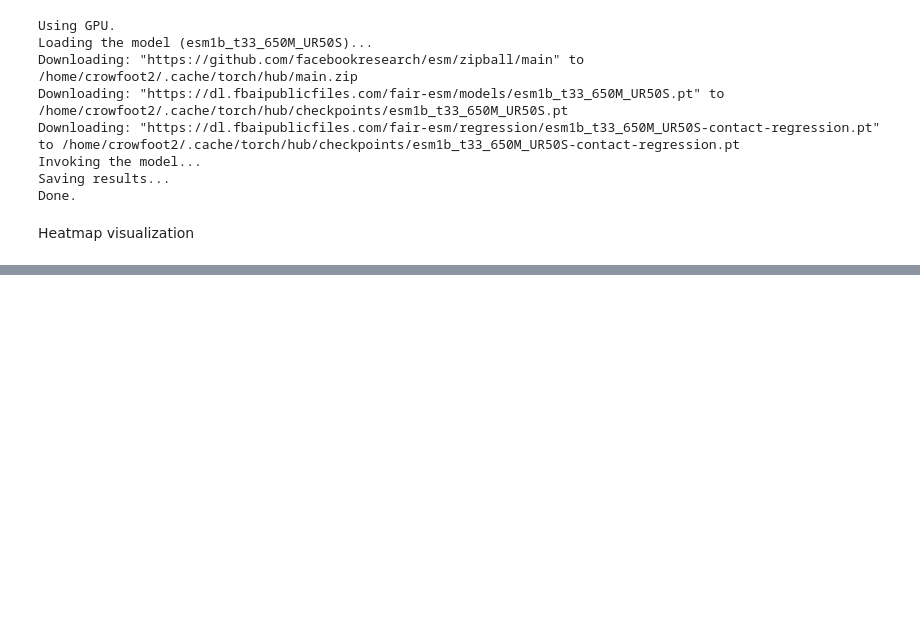
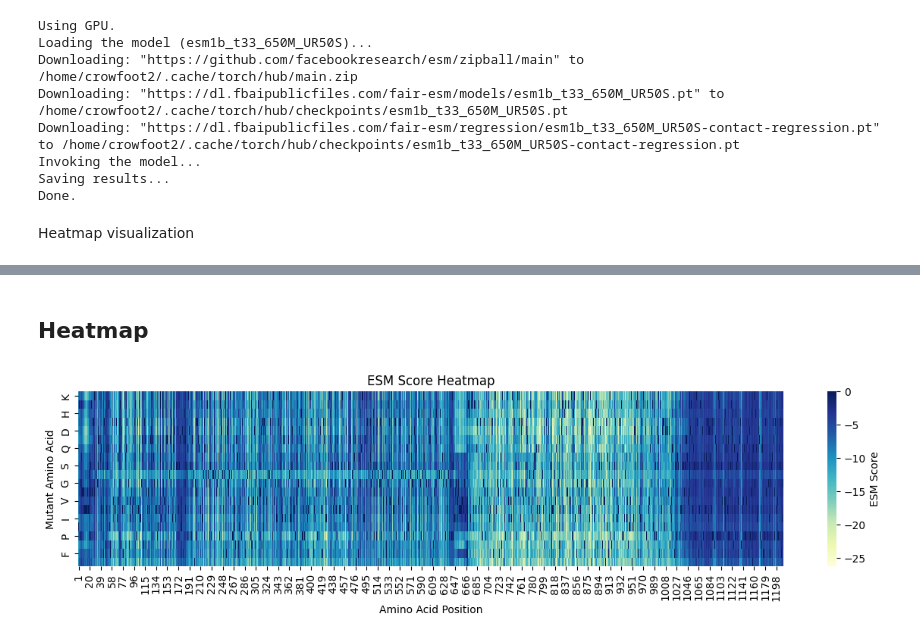
Before and after one commit to diego-taquiri/EGFR-pLM-Pathogenicity, a Jupyter notebook: notebooks/egfr_esm1b_variants.ipynb, the cells around one changed output, grey strips where cells are left out. Drawn from its saved outputs; the diff is of its cells as text; code cells hidden in the pictures; blank space fills up the shorter version.

Commit message:
Add heatmap visualization of EGFR variant pathogenicity hotspots

```diff
--- a/notebooks/egfr_esm1b_variants.ipynb
+++ b/notebooks/egfr_esm1b_variants.ipynb
@@ -18,3 +20,6 @@ Saving results...
 Done.
 # %% [markdown]
 Heatmap  visualization
+# %%
+df = pl.read_csv("../predictions/output.csv")
+df
@@ -20,0 +41,15 @@ Heatmap  visualization
+# %%
+df_tidy = (df
+      .with_columns([
+          #pl.col("mut_name").str.extract(r"^(\w)", 1).alias("wt_aa"),  # Wild-type amino acid
+          pl.col("mut_name").str.extract(r"(\d+)", 1).cast(pl.Int64).alias("aa_pos"),  # Amino acid position
+          pl.col("mut_name").str.extract(r"(\w)$", 1).alias("mut_aa")
+          ])  # Mutant amino acid
+      .drop(["seq_id", "mut_name"])
+      .pivot(
+          values="esm_score",
+          index="mut_aa",
+          on="aa_pos"
+          )
+)
+df_tidy
@@ -20,0 +71,16 @@ Heatmap  visualization
+# %% [markdown]
+## Heatmap
+# %%
+df_tidy_pandas = (
+    df_tidy
+    .to_pandas()
+    .set_index("mut_aa")
+)
+plt.figure(figsize=(15, 3))
+sns.heatmap(df_tidy_pandas, annot=False, cmap="YlGnBu", cbar_kws={'label': 'ESM Score'}, vmax=0)
+plt.title("ESM Score Heatmap")
+plt.xlabel("Amino Acid Position")
+plt.ylabel("Mutant Amino Acid")
+plt.show()
+# %% [output]
+[figure, added]
```
Also changed, not shown: parts of 3 cells of this notebook.
